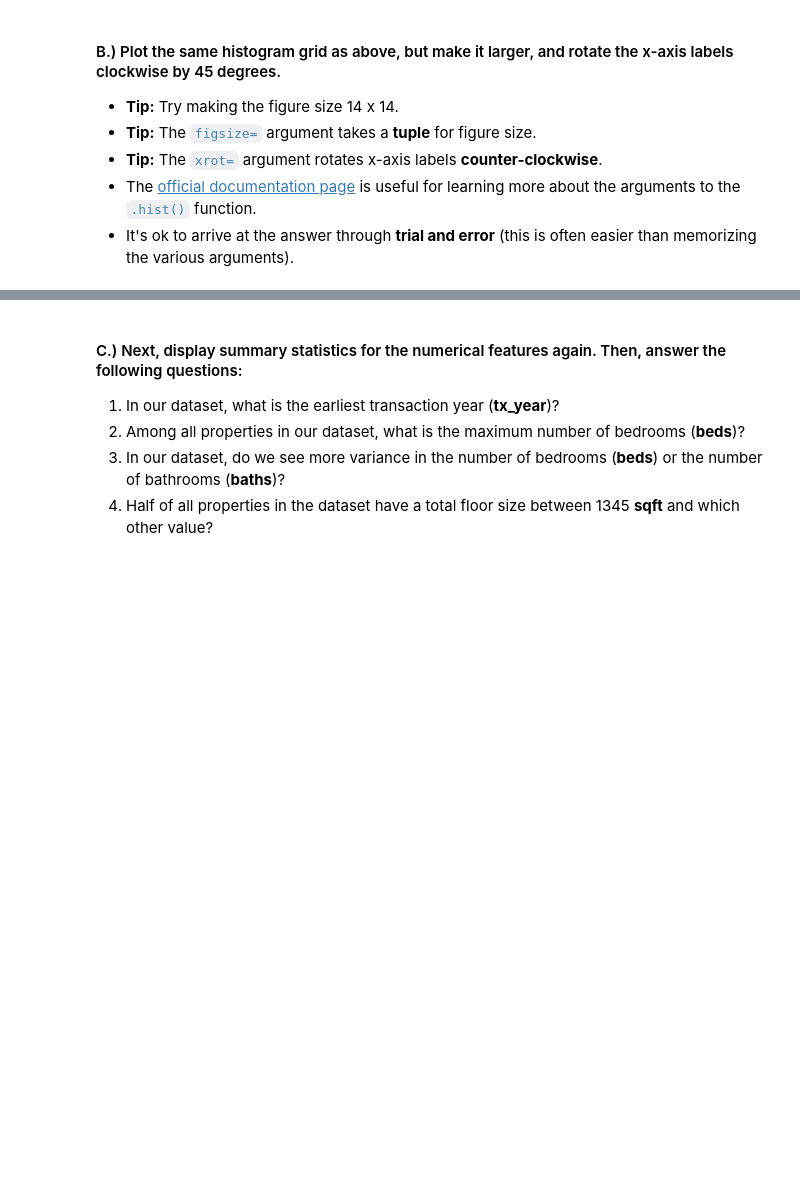
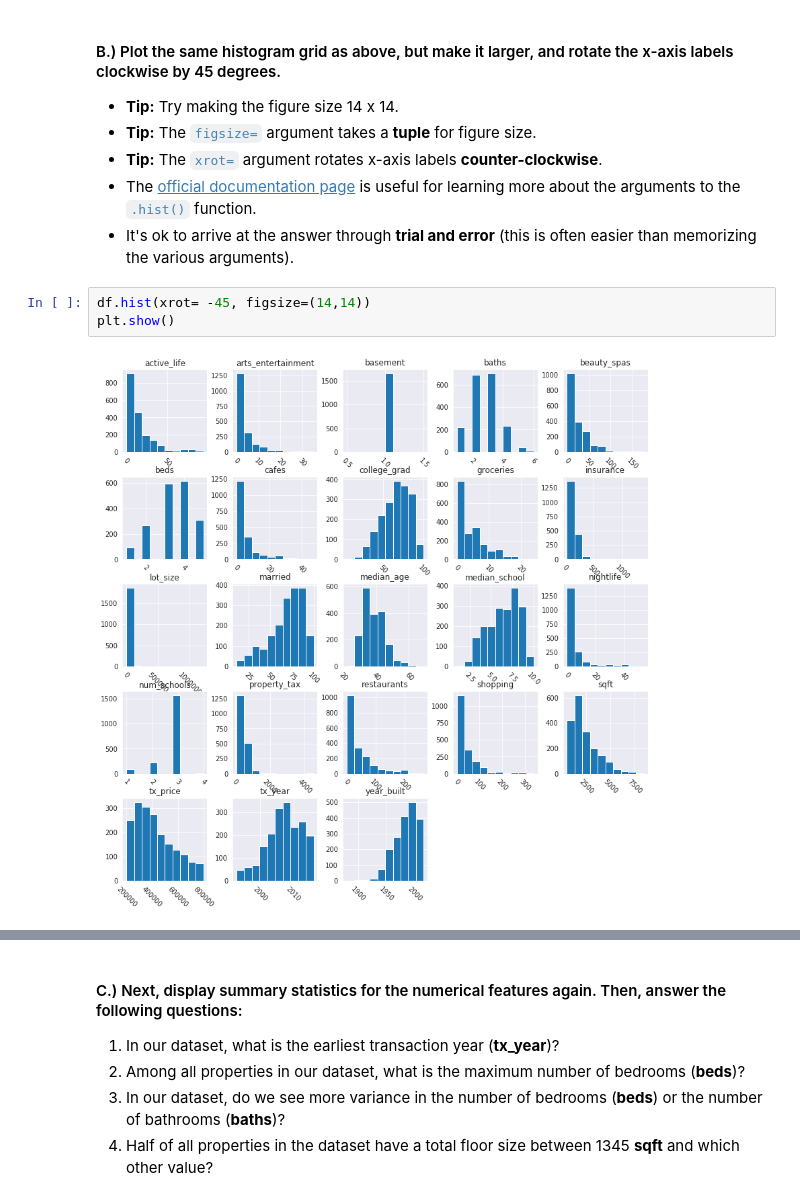
Before and after one commit to cedricsoares/elite_data_science, a Jupyter notebook: 1 - Workbook - Exploratory Analysis.ipynb, the cells around one changed output, grey strips where cells are left out. Cells and saved outputs as stored; diff of their text form; blank space fills up the shorter version.

```diff
--- a/1 - Workbook - Exploratory Analysis.ipynb
+++ b/1 - Workbook - Exploratory Analysis.ipynb
@@ -228,6 +266,11 @@ In this exercise, let's make the histogram grid plot from the Coding Section muc
 * **Tip:** The <code style="color:steelblue">xrot=</code> argument rotates x-axis labels **counter-clockwise**.
 * The <a href="https://pandas.pydata.org/pandas-docs/stable/generated/pandas.DataFrame.hist.html" target="_blank">official documentation page</a> is useful for learning more about the arguments to the <code style="color:steelblue">.hist()</code> function.
 * It's ok to arrive at the answer through **trial and error** (this is often easier than memorizing the various arguments).
+# %%
+df.hist(xrot= -45, figsize=(14,14))
+plt.show()
+# %% [output]
+[figure, added]
 # %% [markdown]
 <strong style="color:RoyalBlue">Expected output:</strong>
 <img src="embedded-picture-1">
```
Also changed, not shown: parts of 16 cells of this notebook.
